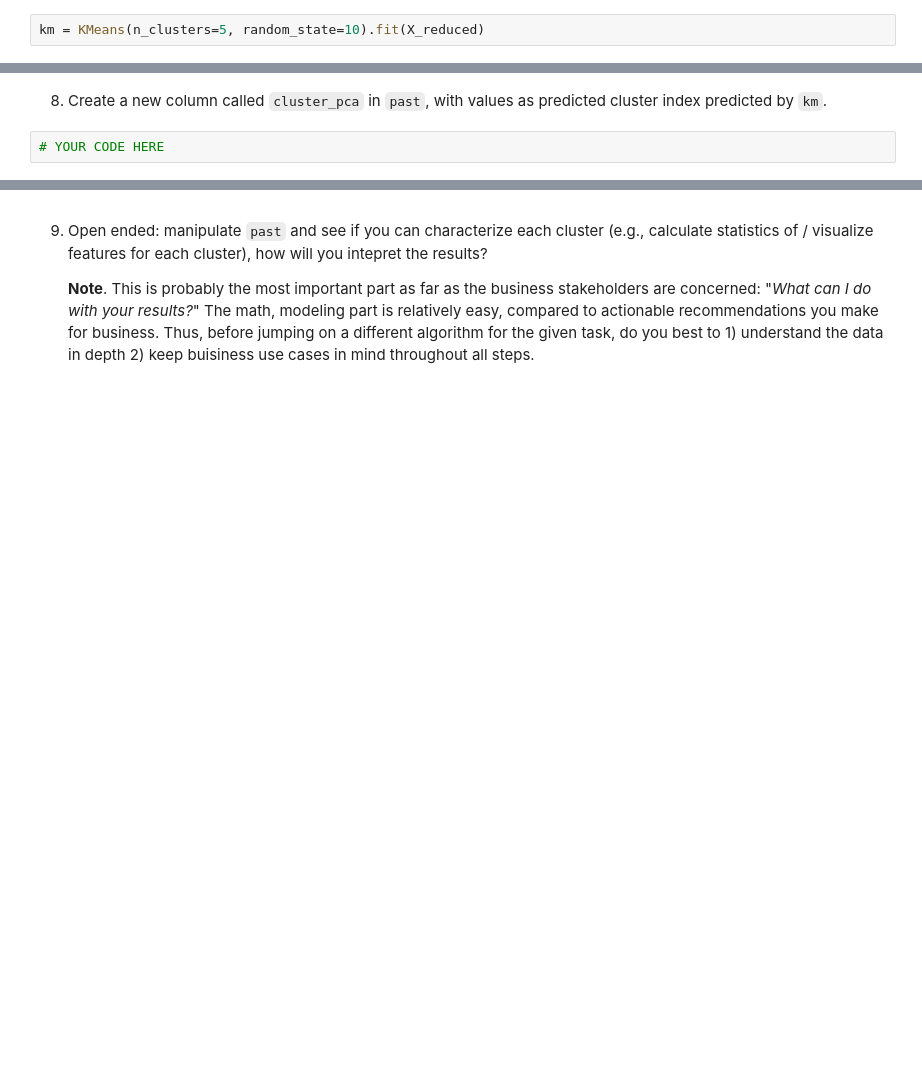
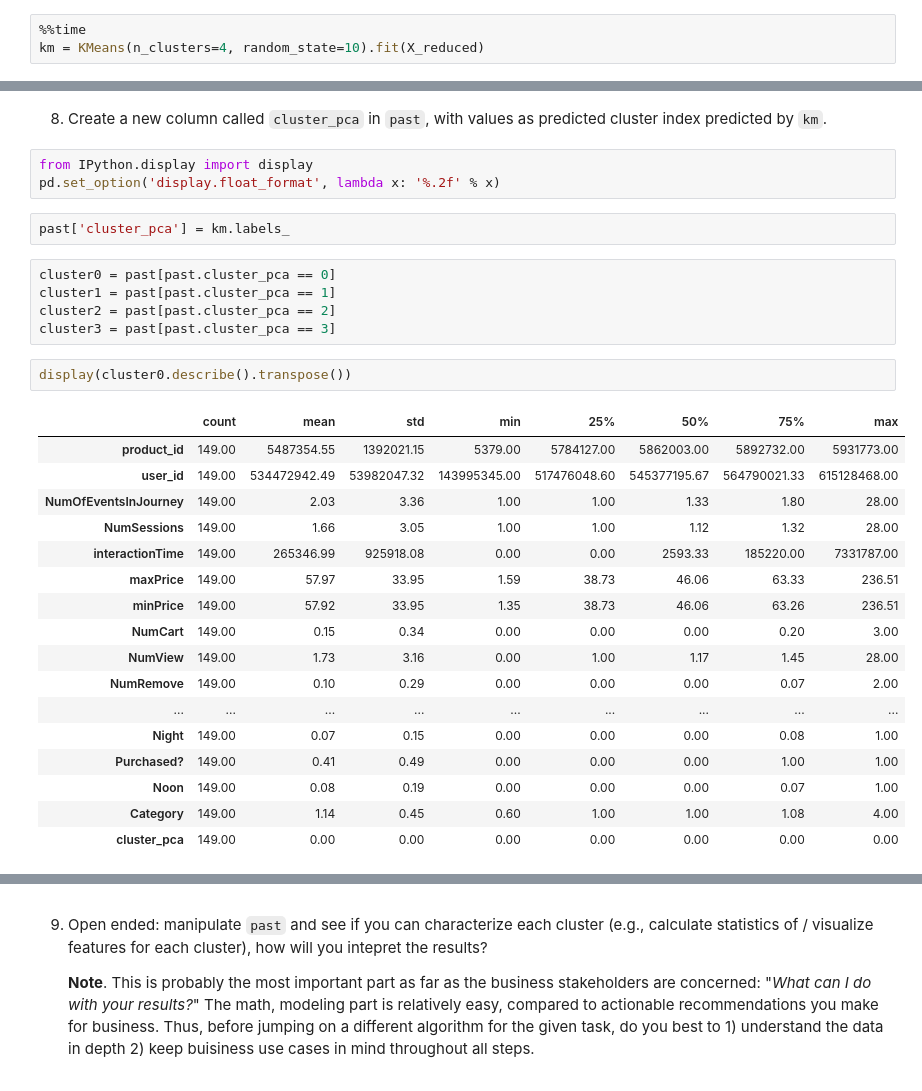
Before and after one commit to mcastelli5/FourthBrainMC, a Jupyter notebook: assignments/week-7-unsuper-lrn/nb/new-product-launch.ipynb, the cells around one changed output, grey strips where cells are left out. Drawn from its saved outputs; the diff is of its cells as text; blank space fills up the shorter version.

```diff
--- a/assignments/week-7-unsuper-lrn/nb/new-product-launch.ipynb
+++ b/assignments/week-7-unsuper-lrn/nb/new-product-launch.ipynb
@@ -259,4 +259,5 @@ For n_clusters = 8 The average silhouette_score is : 0.24829120363305054
 # %% [markdown]
 6. Instantiate a k-mean model using the number of cluster that you deem optimal, assign it to `km`, and fit on the reduced data.
 # %%
-km = KMeans(n_clusters=5, random_state=10).fit(X_reduced)
+%%time
+km = KMeans(n_clusters=4, random_state=10).fit(X_reduced)
@@ -269,4 +287,32 @@ km.labels_
 # %% [markdown]
 8. Create a new column called `cluster_pca` in `past`, with values as predicted cluster index predicted by `km`.
+# %%
+from IPython.display import display
+pd.set_option('display.float_format', lambda x: '%.2f' % x)
 # %%
-# YOUR CODE HERE
+past['cluster_pca'] = km.labels_
+# %%
+cluster0 = past[past.cluster_pca == 0]
+cluster1 = past[past.cluster_pca == 1]
+cluster2 = past[past.cluster_pca == 2]
+cluster3 = past[past.cluster_pca == 3]
+# %%
+display(cluster0.describe().transpose())
+# %% [output]
+|  | count | mean | std | min | 25% | 50% | 75% | max |
+| product_id | 149.00 | 5487354.55 | 1392021.15 | 5379.00 | 5784127.00 | 5862003.00 | 5892732.00 | 5931773.00 |
+| user_id | 149.00 | 534472942.49 | 53982047.32 | 143995345.00 | 517476048.60 | 545377195.67 | 564790021.33 | 615128468.00 |
+| NumOfEventsInJourney | 149.00 | 2.03 | 3.36 | 1.00 | 1.00 | 1.33 | 1.80 | 28.00 |
+| NumSessions | 149.00 | 1.66 | 3.05 | 1.00 | 1.00 | 1.12 | 1.32 | 28.00 |
+| interactionTime | 149.00 | 265346.99 | 925918.08 | 0.00 | 0.00 | 2593.33 | 185220.00 | 7331787.00 |
+| maxPrice | 149.00 | 57.97 | 33.95 | 1.59 | 38.73 | 46.06 | 63.33 | 236.51 |
+| minPrice | 149.00 | 57.92 | 33.95 | 1.35 | 38.73 | 46.06 | 63.26 | 236.51 |
+| NumCart | 149.00 | 0.15 | 0.34 | 0.00 | 0.00 | 0.00 | 0.20 | 3.00 |
+| NumView | 149.00 | 1.73 | 3.16 | 0.00 | 1.00 | 1.17 | 1.45 | 28.00 |
+| NumRemove | 149.00 | 0.10 | 0.29 | 0.00 | 0.00 | 0.00 | 0.07 | 2.00 |
+| ... | ... | ... | ... | ... | ... | ... | ... | ... |
+| Night | 149.00 | 0.07 | 0.15 | 0.00 | 0.00 | 0.00 | 0.08 | 1.00 |
+| Purchased? | 149.00 | 0.41 | 0.49 | 0.00 | 0.00 | 0.00 | 1.00 | 1.00 |
+| Noon | 149.00 | 0.08 | 0.19 | 0.00 | 0.00 | 0.00 | 0.07 | 1.00 |
+| Category | 149.00 | 1.14 | 0.45 | 0.60 | 1.00 | 1.00 | 1.08 | 4.00 |
+| cluster_pca | 149.00 | 0.00 | 0.00 | 0.00 | 0.00 | 0.00 | 0.00 | 0.00 |
```
Also changed, not shown: parts of 32 cells of this notebook.
